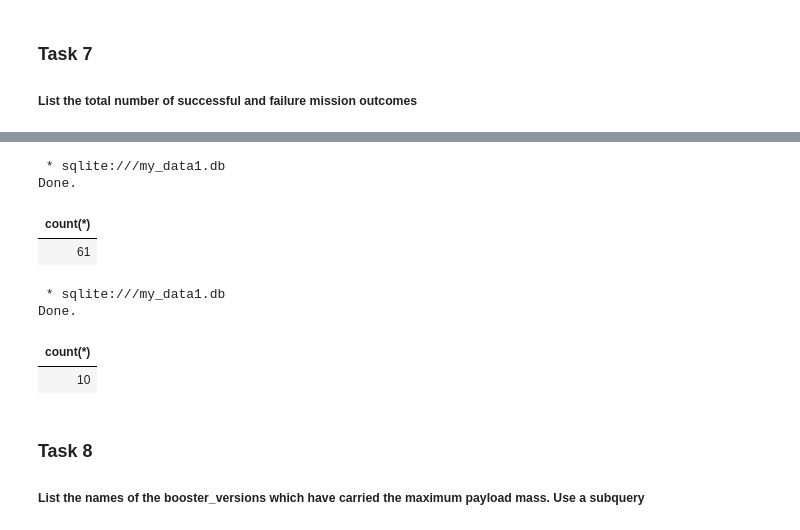
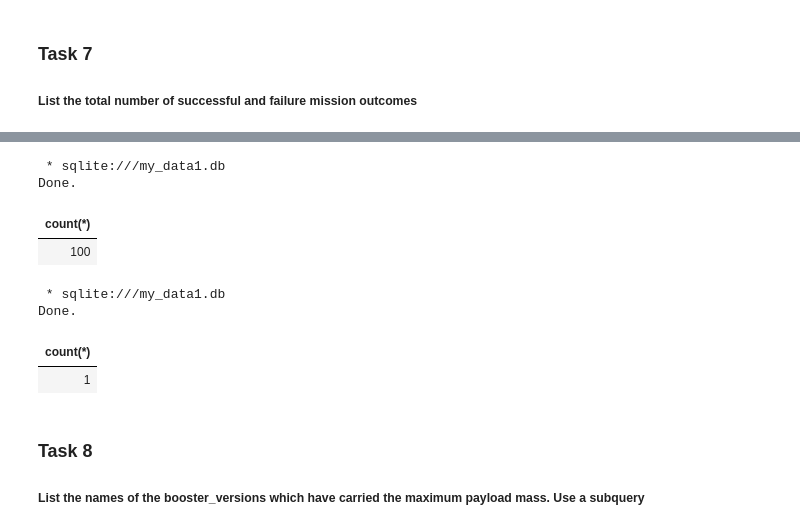
Before and after one commit to lijqhs/data-science-notes, a Jupyter notebook: c10-applied-data-science-capstone/res/4-jupyter-labs-eda-sql-coursera_sqllite.ipynb, the cells around one changed output, grey strips where cells are left out. Cells and saved outputs as stored; diff of their text form; code cells hidden in the pictures.

```diff
--- a/c10-applied-data-science-capstone/res/4-jupyter-labs-eda-sql-coursera_sqllite.ipynb
+++ b/c10-applied-data-science-capstone/res/4-jupyter-labs-eda-sql-coursera_sqllite.ipynb
@@ -215,23 +234,23 @@ Done.
 # %%
 %%sql
 
 select count(*) from SPACEXTBL
-where "Landing _Outcome" like "Success%"
+where "Mission_Outcome" like "Success%"
 # %% [output]
  * sqlite:///my_data1.db
 Done.
 | count(*) |
-| 61 |
+| 100 |
 # %%
 %%sql
 
 select count(*) from SPACEXTBL
-where "Landing _Outcome" like "Failure%"
+where "Mission_Outcome" like "Failure%"
 # %% [output]
  * sqlite:///my_data1.db
 Done.
 | count(*) |
-| 10 |
+| 1 |
 # %% [markdown]
 ### Task 8
 
```
Also changed, not shown: parts of 7 cells of this notebook, 4 other files.
